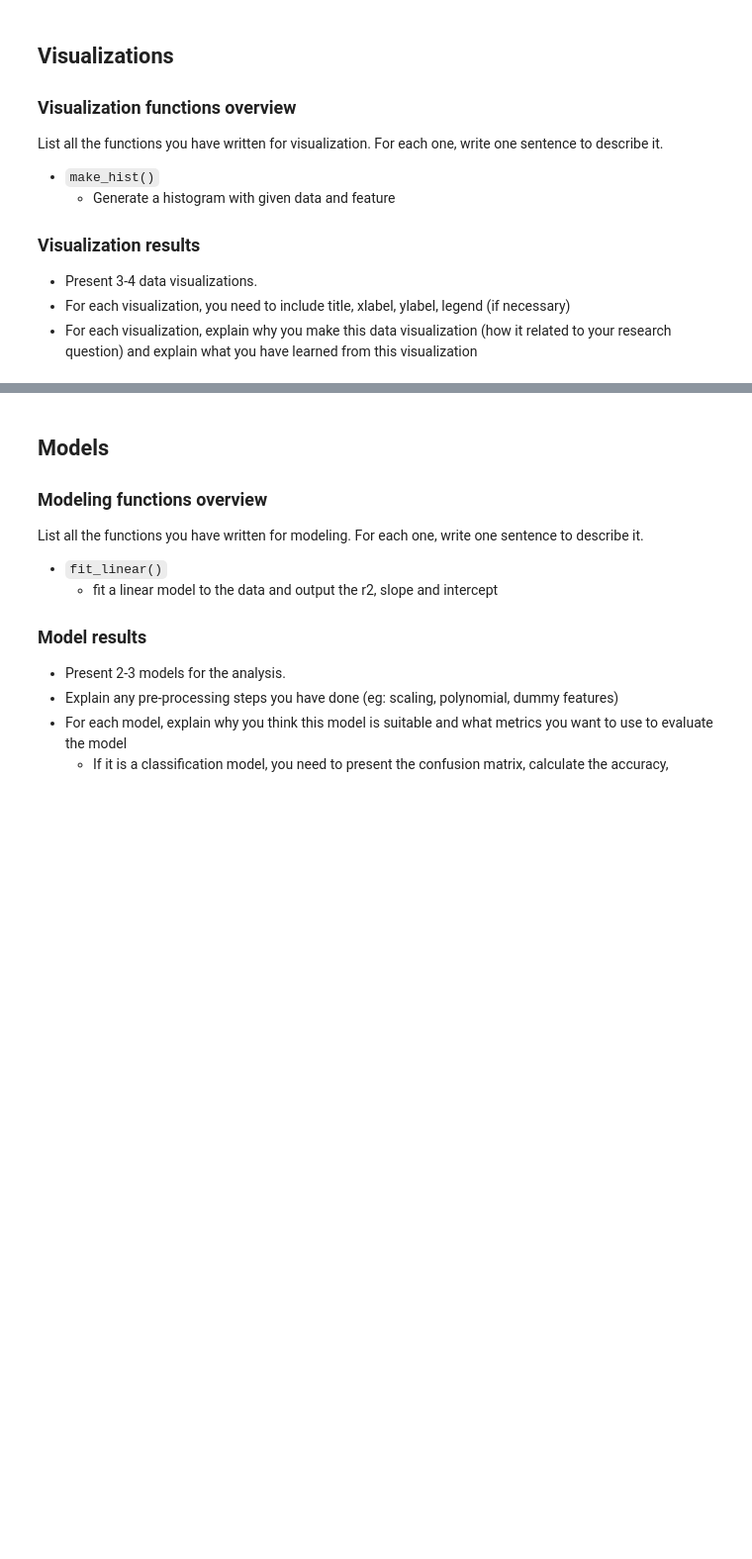
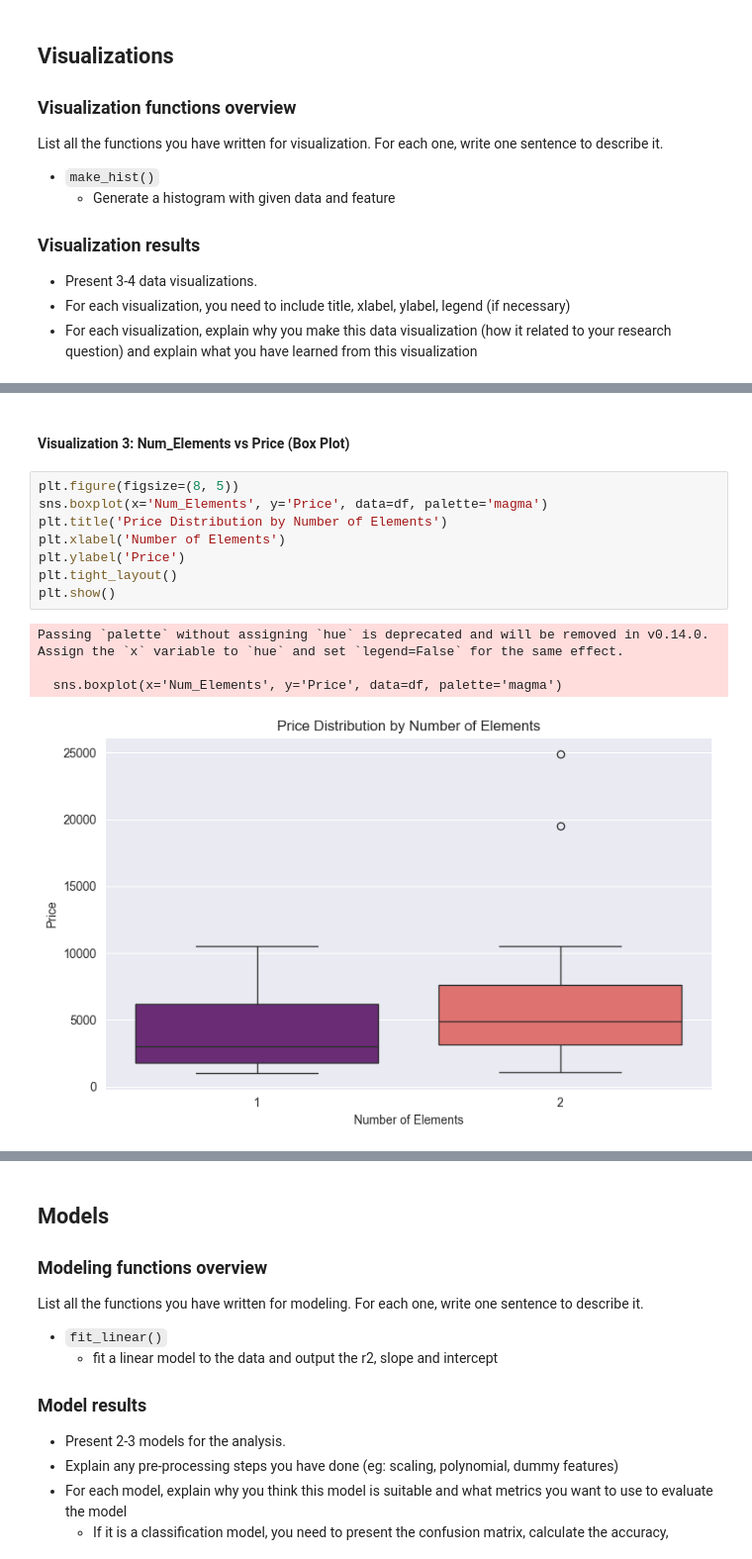
Before and after one commit to plewd/DS3000-Project, a Jupyter notebook: template.ipynb, the cells around one changed output, grey strips where cells are left out. Shown: that part at 99% size. Cells and saved outputs as stored; diff of their text form; blank space fills up the shorter version.

```diff
--- a/template.ipynb
+++ b/template.ipynb
@@ -374,0 +489,15 @@ def make_hist(df, y_feat):
+# %% [markdown]
+#### Visualization 3: Num_Elements vs Price (Box Plot)
+# %%
+plt.figure(figsize=(8, 5))
+sns.boxplot(x='Num_Elements', y='Price', data=df, palette='magma')
+plt.title('Price Distribution by Number of Elements')
+plt.xlabel('Number of Elements')
+plt.ylabel('Price')
+plt.tight_layout()
+plt.show()
+# %% [output]
+Passing `palette` without assigning `hue` is deprecated and will be removed in v0.14.0. Assign the `x` variable to `hue` and set `legend=False` for the same effect.
+
+  sns.boxplot(x='Num_Elements', y='Price', data=df, palette='magma')
+[figure, added]
```
Also changed, not shown: parts of 22 cells of this notebook.
